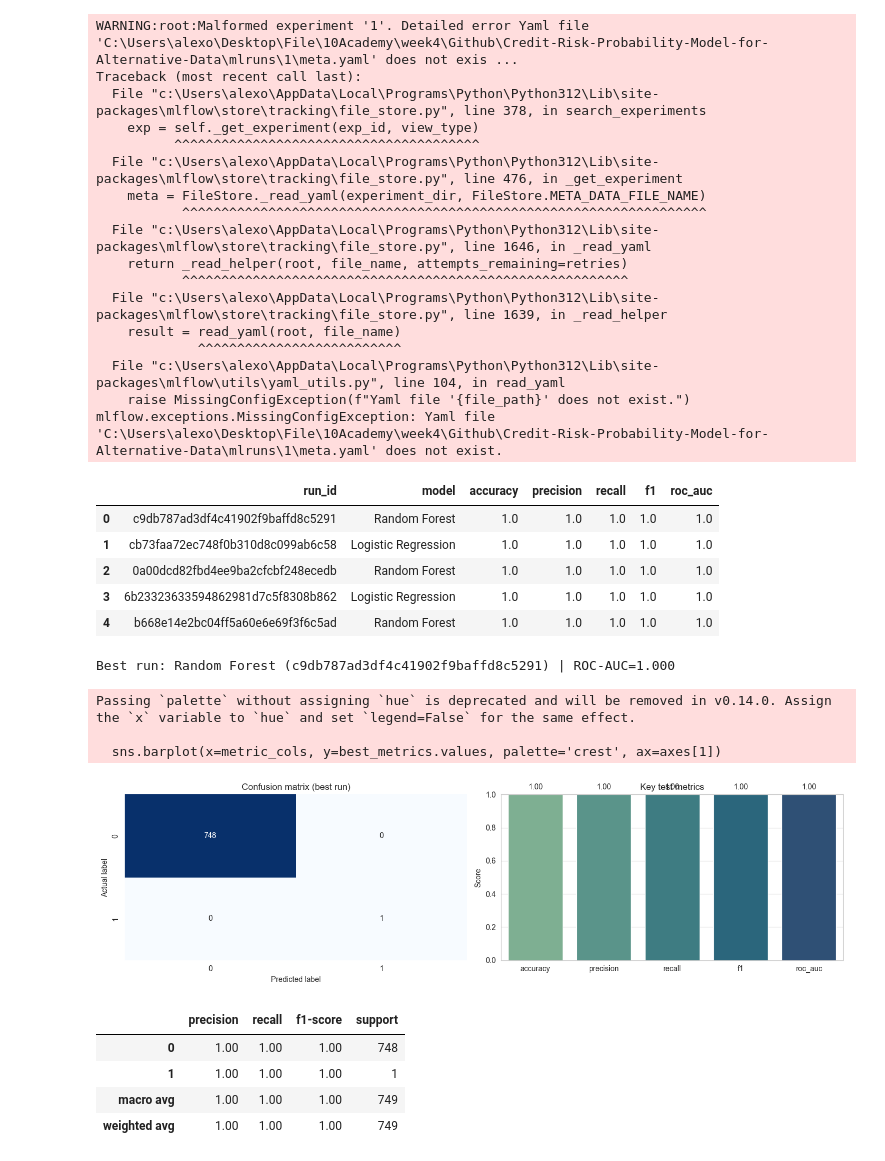
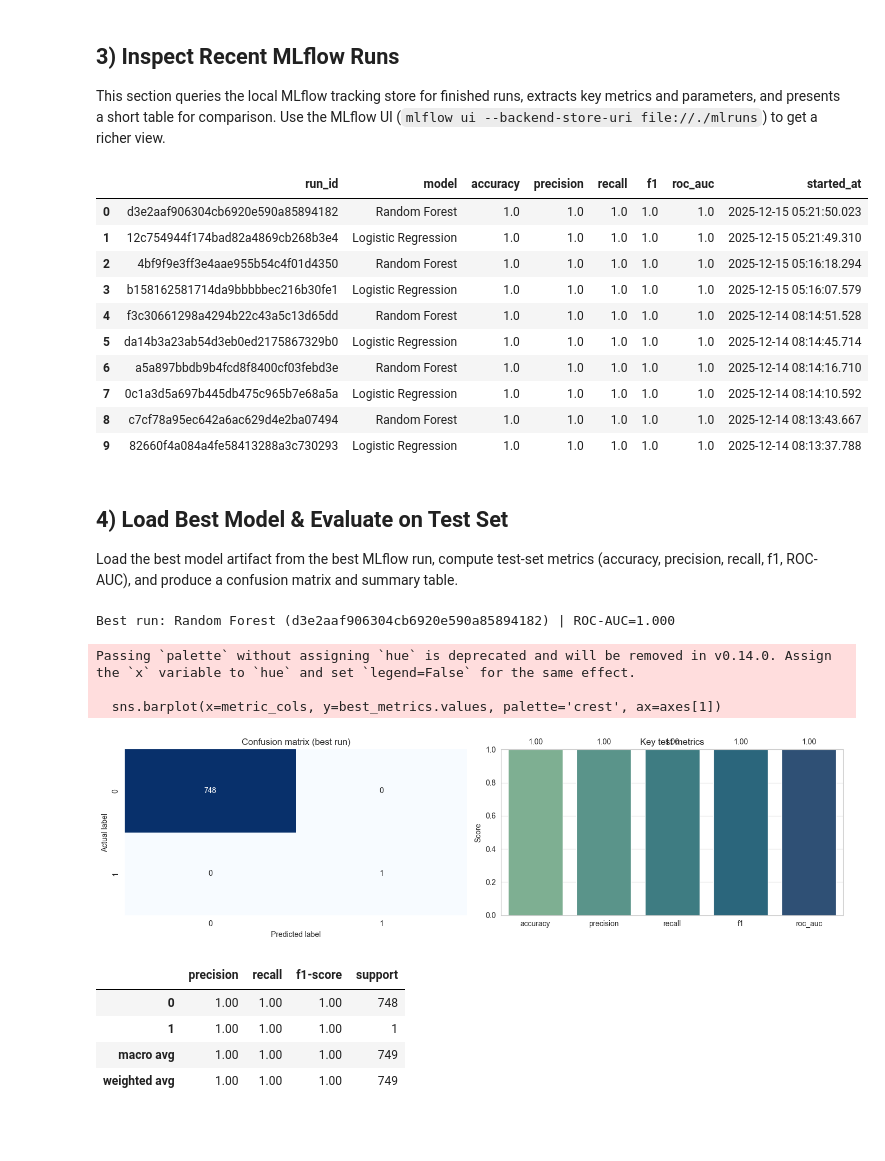
Before and after one commit to alemayehutseganew/Credit-Risk-Probability-Model-for-Alternative-Data, a Jupyter notebook: notebooks/task5_model_training.ipynb, the cells around one changed output. Drawn from its saved outputs; the diff is of its cells as text; code cells hidden in the pictures; blank space fills up the shorter version.

Commit message:
Week 12 capstone enhancements

```diff
--- a/notebooks/task5_model_training.ipynb
+++ b/notebooks/task5_model_training.ipynb
@@ -105,65 +100,63 @@ Pull the latest MLflow run metrics for quick comparison.
+# %% [markdown]
+## 3) Inspect Recent MLflow Runs
+
+This section queries the local MLflow tracking store for finished runs, extracts key metrics and parameters, and presents a short table for comparison. Use the MLflow UI (`mlflow ui --backend-store-uri file://./mlruns`) to get a richer view.
 # %%
 client = MlflowClient(tracking_uri=tracking_uri)
 experiment = client.get_experiment_by_name(EXPERIMENT_NAME)
 if experiment is None:
     raise RuntimeError(f"No MLflow experiment named {EXPERIMENT_NAME} at {tracking_uri}")
 
 runs = client.search_runs(
     experiment_ids=[experiment.experiment_id],
     filter_string="attributes.status = 'FINISHED'",
     order_by=["metrics.roc_auc DESC"],
-    max_results=5,
- )
+    max_results=10,
+)
 metrics_table = []
 for run in runs:
     metrics_table.append({
         'run_id': run.info.run_id,
         'model': run.data.params.get('model_type', 'unknown'),
         'accuracy': run.data.metrics.get('accuracy'),
         'precision': run.data.metrics.get('precision'),
         'recall': run.data.metrics.get('recall'),
         'f1': run.data.metrics.get('f1'),
         'roc_auc': run.data.metrics.get('roc_auc'),
         'started_at': pd.to_datetime(run.info.start_time, unit='ms'),
     })
 if not metrics_table:
     print('No completed MLflow runs available yet. Re-run the training cell above first.')
 else:
     metrics_df = pd.DataFrame(metrics_table)
     metric_cols = ['accuracy', 'precision', 'recall', 'f1', 'roc_auc']
     metrics_df[metric_cols] = metrics_df[metric_cols].apply(pd.to_numeric, errors='coerce')
-    metrics_df
+    display(metrics_df.sort_values('roc_auc', ascending=False).head(10))
 # %% [output]
-WARNING:root:Malformed experiment '1'. Detailed error Yaml file 'C:\Users\alexo\Desktop\File\10Academy\week4\Github\Credit-Risk-Probability-Model-for-Alternative-Data\mlruns\1\meta.yaml' does not exis ...
-Traceback (most recent call last):
-  File "c:\Users\alexo\AppData\Local\Programs\Python\Python312\Lib\site-packages\mlflow\store\tracking\file_store.py", line 378, in search_experiments
-    exp = self._get_experiment(exp_id, view_type)
-          ^^^^^^^^^^^^^^^^^^^^^^^^^^^^^^^^^^^^^^^
-  File "c:\Users\alexo\AppData\Local\Programs\Python\Python312\Lib\site-packages\mlflow\store\tracking\file_store.py", line 476, in _get_experiment
-    meta = FileStore._read_yaml(experiment_dir, FileStore.META_DATA_FILE_NAME)
-           ^^^^^^^^^^^^^^^^^^^^^^^^^^^^^^^^^^^^^^^^^^^^^^^^^^^^^^^^^^^^^^^^^^^
-  File "c:\Users\alexo\AppData\Local\Programs\Python\Python312\Lib\site-packages\mlflow\store\tracking\file_store.py", line 1646, in _read_yaml
-    return _read_helper(root, file_name, attempts_remaining=retries)
-           ^^^^^^^^^^^^^^^^^^^^^^^^^^^^^^^^^^^^^^^^^^^^^^^^^^^^^^^^^
-  File "c:\Users\alexo\AppData\Local\Programs\Python\Python312\Lib\site-packages\mlflow\store\tracking\file_store.py", line 1639, in _read_helper
-    result = read_yaml(root, file_name)
-             ^^^^^^^^^^^^^^^^^^^^^^^^^^
-  File "c:\Users\alexo\AppData\Local\Programs\Python\Python312\Lib\site-packages\mlflow\utils\yaml_utils.py", line 104, in read_yaml
-    raise MissingConfigException(f"Yaml file '{file_path}' does not exist.")
-mlflow.exceptions.MissingConfigException: Yaml file 'C:\Users\alexo\Desktop\File\10Academy\week4\Github\Credit-Risk-Probability-Model-for-Alternative-Data\mlruns\1\meta.yaml' does not exist.
-|  | run_id | model | accuracy | precision | recall | f1 | roc_auc |
-| 0 | c9db787ad3df4c41902f9baffd8c5291 | Random Forest | 1.0 | 1.0 | 1.0 | 1.0 | 1.0 |
-| 1 | cb73faa72ec748f0b310d8c099ab6c58 | Logistic Regression | 1.0 | 1.0 | 1.0 | 1.0 | 1.0 |
-| 2 | 0a00dcd82fbd4ee9ba2cfcbf248ecedb | Random Forest | 1.0 | 1.0 | 1.0 | 1.0 | 1.0 |
-| 3 | 6b23323633594862981d7c5f8308b862 | Logistic Regression | 1.0 | 1.0 | 1.0 | 1.0 | 1.0 |
-| 4 | b668e14e2bc04ff5a60e6e69f3f6c5ad | Random Forest | 1.0 | 1.0 | 1.0 | 1.0 | 1.0 |
+|  | run_id | model | accuracy | precision | recall | f1 | roc_auc | started_at |
+| 0 | d3e2aaf906304cb6920e590a85894182 | Random Forest | 1.0 | 1.0 | 1.0 | 1.0 | 1.0 | 2025-12-15 05:21:50.023 |
+| 1 | 12c754944f174bad82a4869cb268b3e4 | Logistic Regression | 1.0 | 1.0 | 1.0 | 1.0 | 1.0 | 2025-12-15 05:21:49.310 |
+| 2 | 4bf9f9e3ff3e4aae955b54c4f01d4350 | Random Forest | 1.0 | 1.0 | 1.0 | 1.0 | 1.0 | 2025-12-15 05:16:18.294 |
+| 3 | b158162581714da9bbbbbec216b30fe1 | Logistic Regression | 1.0 | 1.0 | 1.0 | 1.0 | 1.0 | 2025-12-15 05:16:07.579 |
+| 4 | f3c30661298a4294b22c43a5c13d65dd | Random Forest | 1.0 | 1.0 | 1.0 | 1.0 | 1.0 | 2025-12-14 08:14:51.528 |
+| 5 | da14b3a23ab54d3eb0ed2175867329b0 | Logistic Regression | 1.0 | 1.0 | 1.0 | 1.0 | 1.0 | 2025-12-14 08:14:45.714 |
+| 6 | a5a897bbdb9b4fcd8f8400cf03febd3e | Random Forest | 1.0 | 1.0 | 1.0 | 1.0 | 1.0 | 2025-12-14 08:14:16.710 |
+| 7 | 0c1a3d5a697b445db475c965b7e68a5a | Logistic Regression | 1.0 | 1.0 | 1.0 | 1.0 | 1.0 | 2025-12-14 08:14:10.592 |
+| 8 | c7cf78a95ec642a6ac629d4e2ba07494 | Random Forest | 1.0 | 1.0 | 1.0 | 1.0 | 1.0 | 2025-12-14 08:13:43.667 |
+| 9 | 82660f4a084a4fe58413288a3c730293 | Logistic Regression | 1.0 | 1.0 | 1.0 | 1.0 | 1.0 | 2025-12-14 08:13:37.788 |
+# %% [markdown]
+## 4) Load Best Model & Evaluate on Test Set
+
+Load the best model artifact from the best MLflow run, compute test-set metrics (accuracy, precision, recall, f1, ROC-AUC), and produce a confusion matrix and summary table.
 # %%
 import mlflow.sklearn
+# Ensure we have runs to inspect
 if 'metrics_df' not in globals() or metrics_df.empty:
-    raise RuntimeError('Run the metrics summary cell first to populate metrics_df.')
+    raise RuntimeError('Run the cell first to populate metrics_df.')
 if 'processed_dataset' not in globals():
-    raise RuntimeError('Run the training cell to materialize processed_dataset.')
+    raise RuntimeError('Run the Setup cell to materialize processed_dataset.')
 
+# Identify top run by ROC-AUC
 best_run = metrics_df.sort_values('roc_auc', ascending=False).iloc[0]
 artifact_subpath = best_run['model'].lower().replace(' ', '_')
 model_uri = f"runs:/{best_run['run_id']}/{artifact_subpath}"
@@ -174,6 +167,7 @@ y_eval = processed_dataset.y_test
 y_pred = best_model.predict(X_eval)
 y_prob = best_model.predict_proba(X_eval)[:, 1]
 
+# Metrics and confusion matrix
 cm = confusion_matrix(y_eval, y_pred)
 report_df = pd.DataFrame(
     classification_report(y_eval, y_pred, output_dict=True, zero_division=0)
@@ -181,12 +175,10 @@ report_df = pd.DataFrame(
 ordered_index = [idx for idx in ['0', '1', 'macro avg', 'weighted avg'] if idx in report_df.index]
 report_df = report_df.loc[ordered_index]
 
-print(
-    f"Best run: {best_run['model']} ({best_run['run_id']}) | ROC-AUC={best_run['roc_auc']:.3f}"
- )
-
 metric_cols = ['accuracy', 'precision', 'recall', 'f1', 'roc_auc']
 best_metrics = best_run[metric_cols].astype(float).fillna(0)
+
+print(f"Best run: {best_run['model']} ({best_run['run_id']}) | ROC-AUC={best_run['roc_auc']:.3f}")
 
 fig, axes = plt.subplots(1, 2, figsize=(14, 4))
 sns.heatmap(cm, annot=True, fmt='d', cmap='Blues', cbar=False, ax=axes[0])
@@ -206,7 +198,7 @@ plt.show()
 
 report_df.style.format({'precision': '{:.2f}', 'recall': '{:.2f}', 'f1-score': '{:.2f}', 'support': '{:.0f}'})
 # %% [output]
-Best run: Random Forest (c9db787ad3df4c41902f9baffd8c5291) | ROC-AUC=1.000
+Best run: Random Forest (d3e2aaf906304cb6920e590a85894182) | ROC-AUC=1.000
 Passing `palette` without assigning `hue` is deprecated and will be removed in v0.14.0. Assign the `x` variable to `hue` and set `legend=False` for the same effect.
 
   sns.barplot(x=metric_cols, y=best_metrics.values, palette='crest', ax=axes[1])
```
Also changed, not shown: parts of 7 cells of this notebook, 25 other files.
